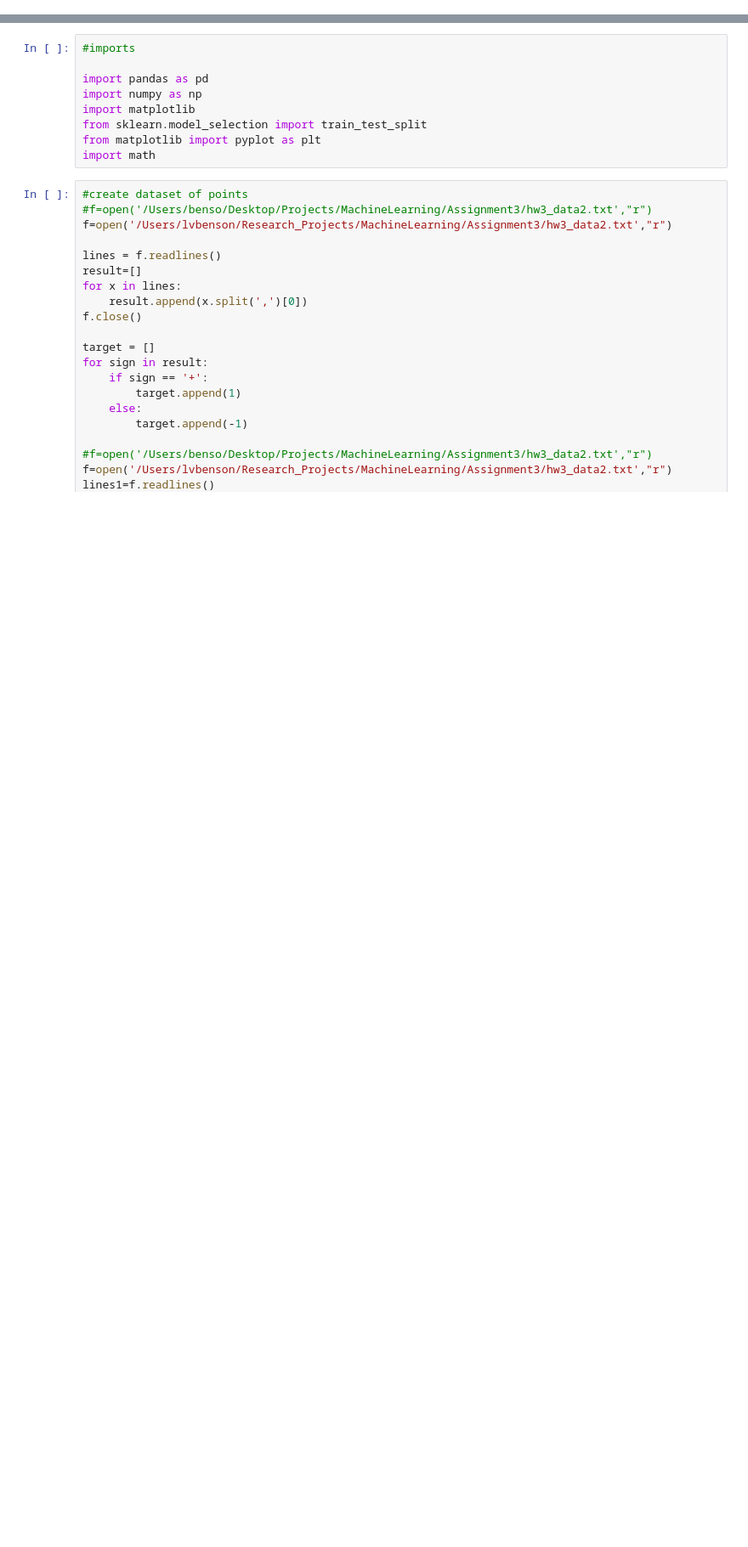
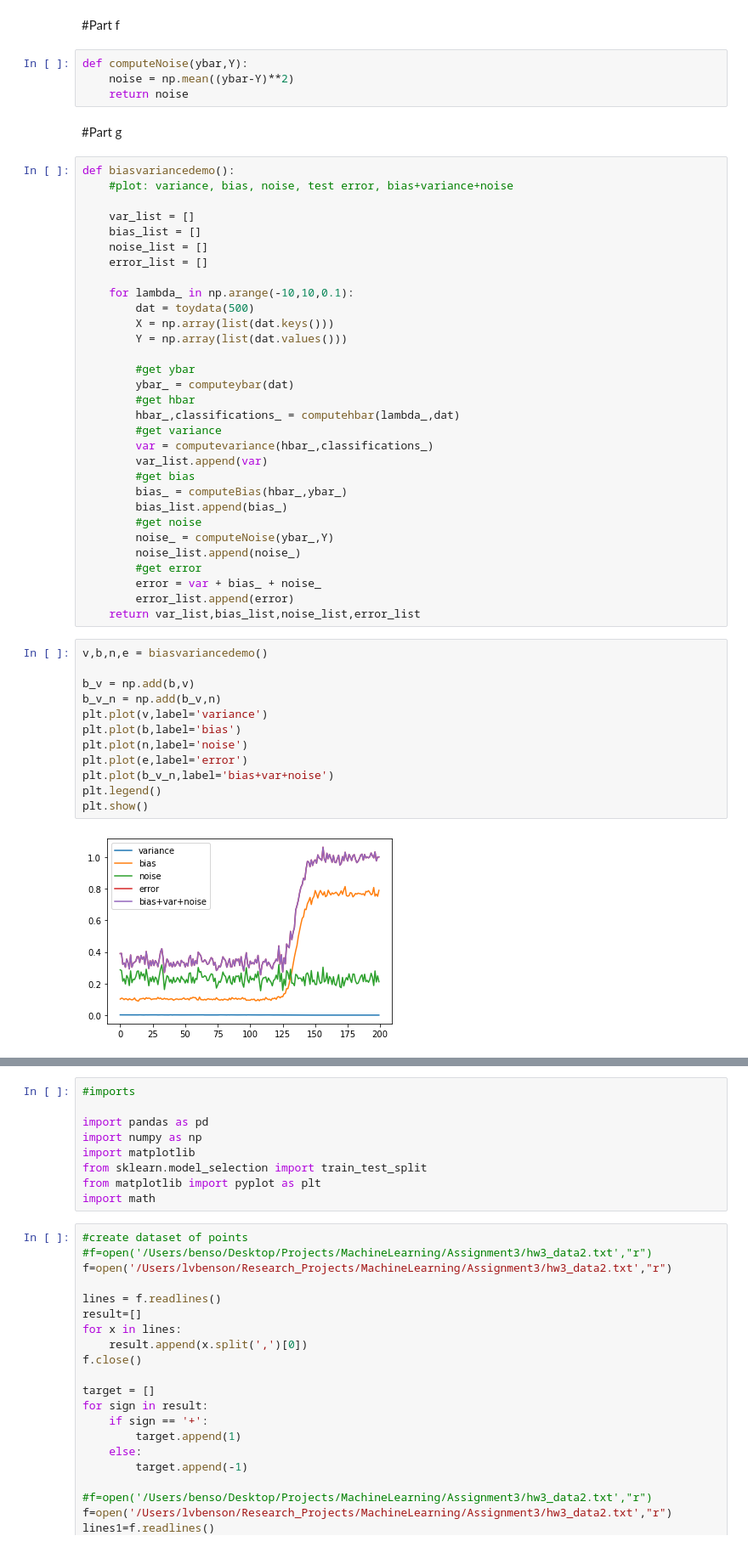
Before and after one commit to lvbenson/MachineLearning, a Jupyter notebook: Assignment3/Homework3.ipynb, the cells around one changed output, grey strips where cells are left out. Shown at 85% size. Cells and saved outputs as stored; diff of their text form; blank space fills up the shorter version.

```diff
--- a/Assignment3/Homework3.ipynb
+++ b/Assignment3/Homework3.ipynb
@@ -0,0 +106,53 @@
+# %% [markdown]
+#Part f
+# %%
+def computeNoise(ybar,Y):
+    noise = np.mean((ybar-Y)**2)
+    return noise
+# %% [markdown]
+#Part g
+# %%
+def biasvariancedemo():
+    #plot: variance, bias, noise, test error, bias+variance+noise
+
+    var_list = []
+    bias_list = []
+    noise_list = []
+    error_list = []
+
+    for lambda_ in np.arange(-10,10,0.1):
+        dat = toydata(500)
+        X = np.array(list(dat.keys()))
+        Y = np.array(list(dat.values()))
+
+        #get ybar
+        ybar_ = computeybar(dat)
+        #get hbar
+        hbar_,classifications_ = computehbar(lambda_,dat)
+        #get variance
+        var = computevariance(hbar_,classifications_)
+        var_list.append(var)
+        #get bias
+        bias_ = computeBias(hbar_,ybar_)
+        bias_list.append(bias_)
+        #get noise
+        noise_ = computeNoise(ybar_,Y)
+        noise_list.append(noise_)
+        #get error
+        error = var + bias_ + noise_
+        error_list.append(error)
+    return var_list,bias_list,noise_list,error_list
+# %%
+v,b,n,e = biasvariancedemo()
+
+b_v = np.add(b,v)
+b_v_n = np.add(b_v,n)
+plt.plot(v,label='variance')
+plt.plot(b,label='bias')
+plt.plot(n,label='noise')
+plt.plot(e,label='error')
+plt.plot(b_v_n,label='bias+var+noise')
+plt.legend()
+plt.show()
+# %% [output]
+[figure, added]
```
Also changed, not shown: parts of 35 cells of this notebook, 5 other files.
